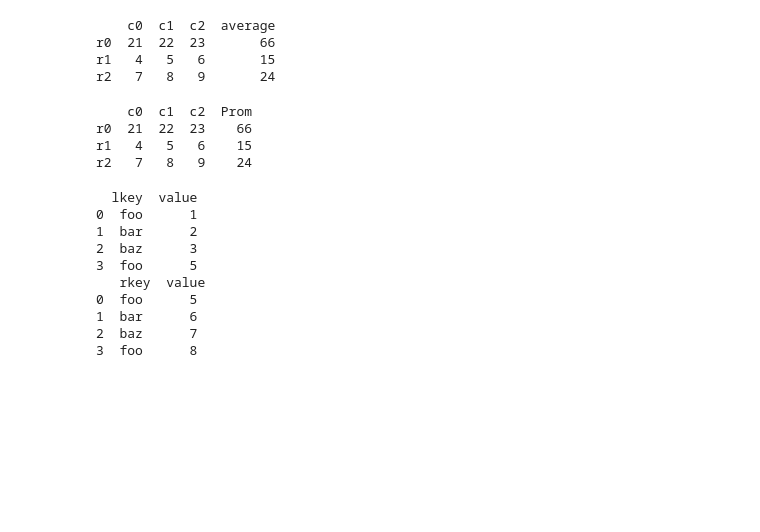
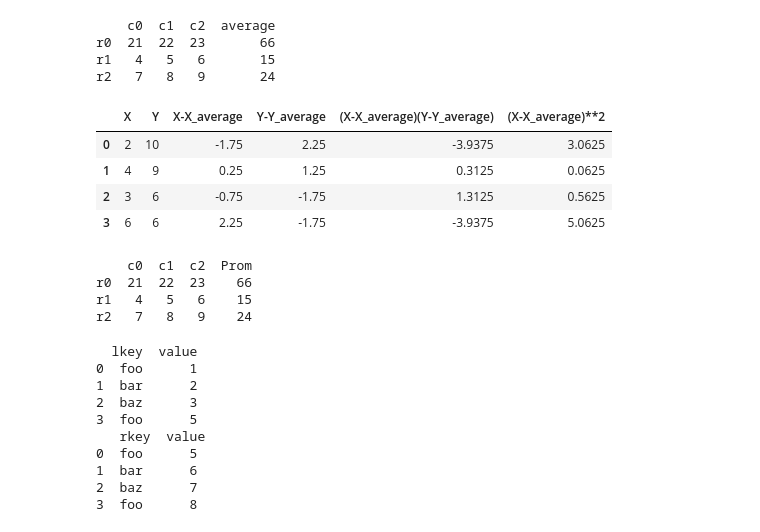
Before and after one commit to dretcm/PYTHON-Notes, a Jupyter notebook: Guide_Pandas.ipynb, the cells around one changed output. Cells and saved outputs as stored; diff of their text form; code cells hidden in the pictures; blank space fills up the shorter version.

```diff
--- a/Guide_Pandas.ipynb
+++ b/Guide_Pandas.ipynb
@@ -172,6 +193,25 @@ print(a)
 r0  21  22  23       66
 r1   4   5   6       15
 r2   7   8   9       24
+# %%
+data = pd.DataFrame([[2,10],[4,9],[3,6],[6,6]],columns=['X','Y'])
+
+average_x = data['X'].mean()
+average_y = data['Y'].mean()
+
+data['X-X_average'] = data['X'].apply(lambda x: x - average_x)
+data['Y-Y_average'] = data['Y'].apply(lambda x: x - average_y)
+
+data['(X-X_average)(Y-Y_average)'] = data.apply(lambda x: x['X-X_average'] * x['Y-Y_average'], axis=1)
+data['(X-X_average)**2'] = data['X-X_average'].apply(lambda x: x**2)
+
+data.head()
+# %% [output]
+|  | X | Y | X-X_average | Y-Y_average | (X-X_average)(Y-Y_average) | (X-X_average)**2 |
+| 0 | 2 | 10 | -1.75 | 2.25 | -3.9375 | 3.0625 |
+| 1 | 4 | 9 | 0.25 | 1.25 | 0.3125 | 0.0625 |
+| 2 | 3 | 6 | -0.75 | -1.75 | 1.3125 | 0.5625 |
+| 3 | 6 | 6 | 2.25 | -1.75 | -3.9375 | 5.0625 |
 # %%
 #@title Rename
 a.rename(columns={'average':'Prom'}, inplace=True)
```
Also changed, not shown: parts of 3 cells of this notebook.
